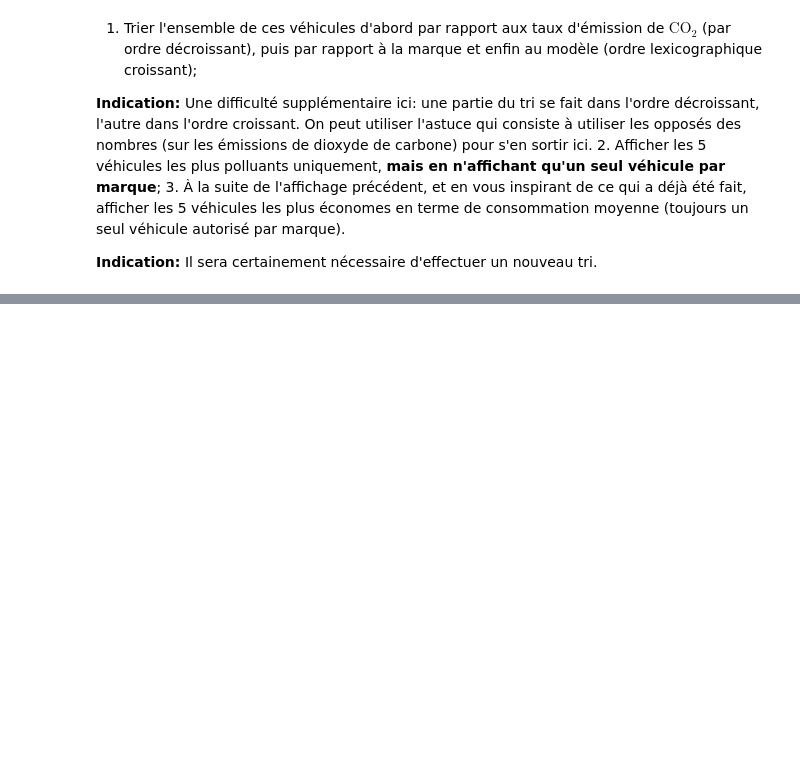
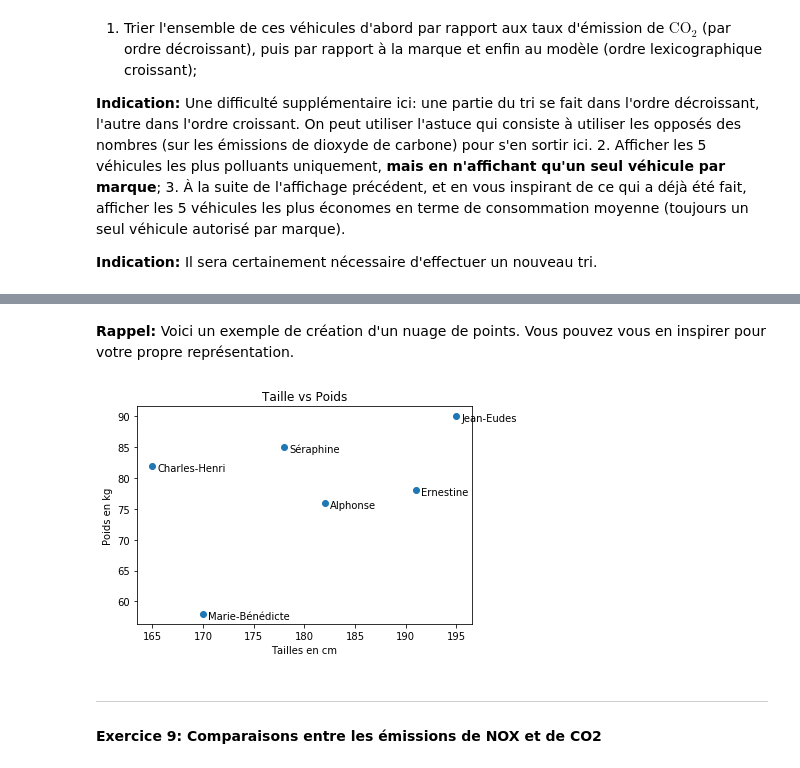
Before and after one commit to SELMANI-Aldrin/cours-nsi, a Jupyter notebook: tp/tp08_tri_applications/tp08-algos_tri_applications.ipynb, the cells around one changed output, grey strips where cells are left out. Cells and saved outputs as stored; diff of their text form; code cells hidden in the pictures; blank space fills up the shorter version.

```diff
--- a/tp/tp08_tri_applications/tp08-algos_tri_applications.ipynb
+++ b/tp/tp08_tri_applications/tp08-algos_tri_applications.ipynb
@@ -608,0 +616,25 @@ voitures[0]
+# %% [markdown]
+**Rappel:** Voici un exemple de création d'un nuage de points. Vous pouvez vous en inspirer pour votre propre représentation.
+# %%
+from matplotlib import pyplot as plt
+
+tailles = [195, 178, 182, 191, 165, 170]
+poids = [90, 85, 76, 78, 82, 58]
+prénoms = ["Jean-Eudes", "Séraphine", "Alphonse", "Ernestine", "Charles-Henri", "Marie-Bénédicte"]
+
+plt.scatter(tailles, poids)
+for prénom, taille, poids in zip(prénoms, tailles, poids):
+    plt.annotate(prénom,
+                xy=(taille, poids),
+                xytext=(5, -5),
+                 textcoords = 'offset points')
+
+plt.title("Taille vs Poids")
+plt.xlabel("Tailles en cm")
+plt.ylabel("Poids en kg")
+plt.show()
+# %% [output]
+[figure, added]
+# %% [markdown]
+---
+#### Exercice 9: Comparaisons entre les émissions de NOX et de CO2
```
Also changed, not shown: parts of 5 cells of this notebook.
